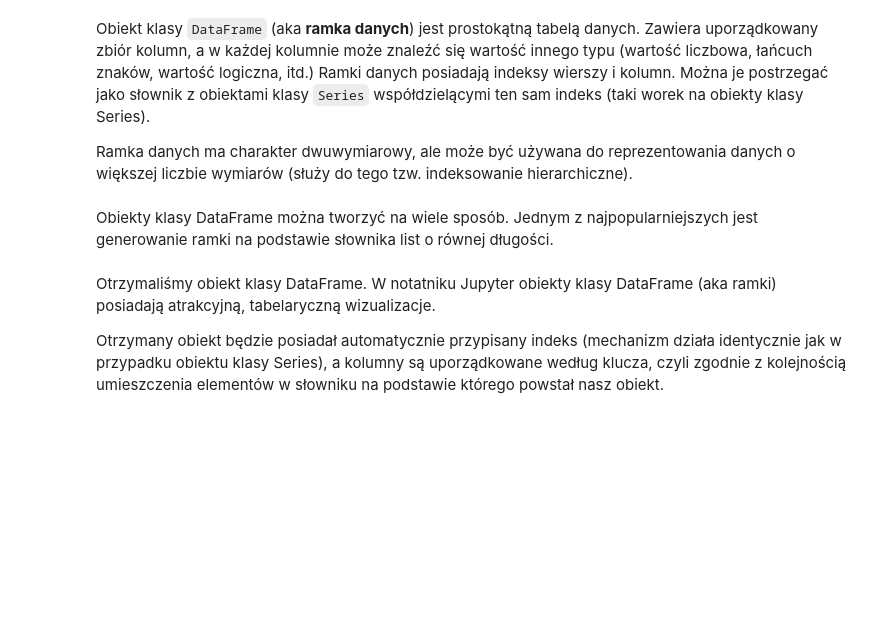
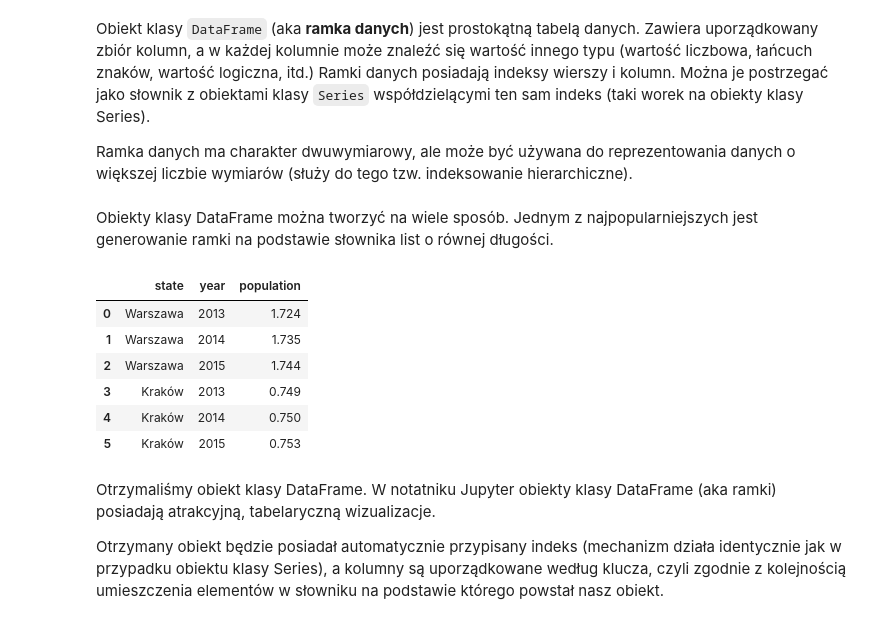
Before and after one commit to krzpiszcz/pandas_14_09_2024, a Jupyter notebook: 01_struktury_danych.ipynb, the cells around one changed output. Drawn from its saved outputs; the diff is of its cells as text; code cells hidden in the pictures; blank space fills up the shorter version.

```diff
--- a/01_struktury_danych.ipynb
+++ b/01_struktury_danych.ipynb
@@ -513,10 +526,19 @@ Obiekty klasy DataFrame można tworzyć na wiele sposób. Jednym z najpopularnie
 # %%
 data = {
     "state": ['Warszawa', 'Warszawa', 'Warszawa', 'Kraków', 'Kraków', 'Kraków'],
     "year": [2013, 2014, 2015, 2013, 2014, 2015],
     "population": [1.724, 1.735, 1.744, 0.749, 0.75, 0.753]
 }
-...
+frame = pd.DataFrame(data)
+frame
+# %% [output]
+|  | state | year | population |
+| 0 | Warszawa | 2013 | 1.724 |
+| 1 | Warszawa | 2014 | 1.735 |
+| 2 | Warszawa | 2015 | 1.744 |
+| 3 | Kraków | 2013 | 0.749 |
+| 4 | Kraków | 2014 | 0.750 |
+| 5 | Kraków | 2015 | 0.753 |
 # %% [markdown]
 Otrzymaliśmy obiekt klasy DataFrame. W notatniku Jupyter obiekty klasy DataFrame (aka ramki) posiadają atrakcyjną, tabelaryczną wizualizacje.
 
```
Also changed, not shown: parts of 37 cells of this notebook.
